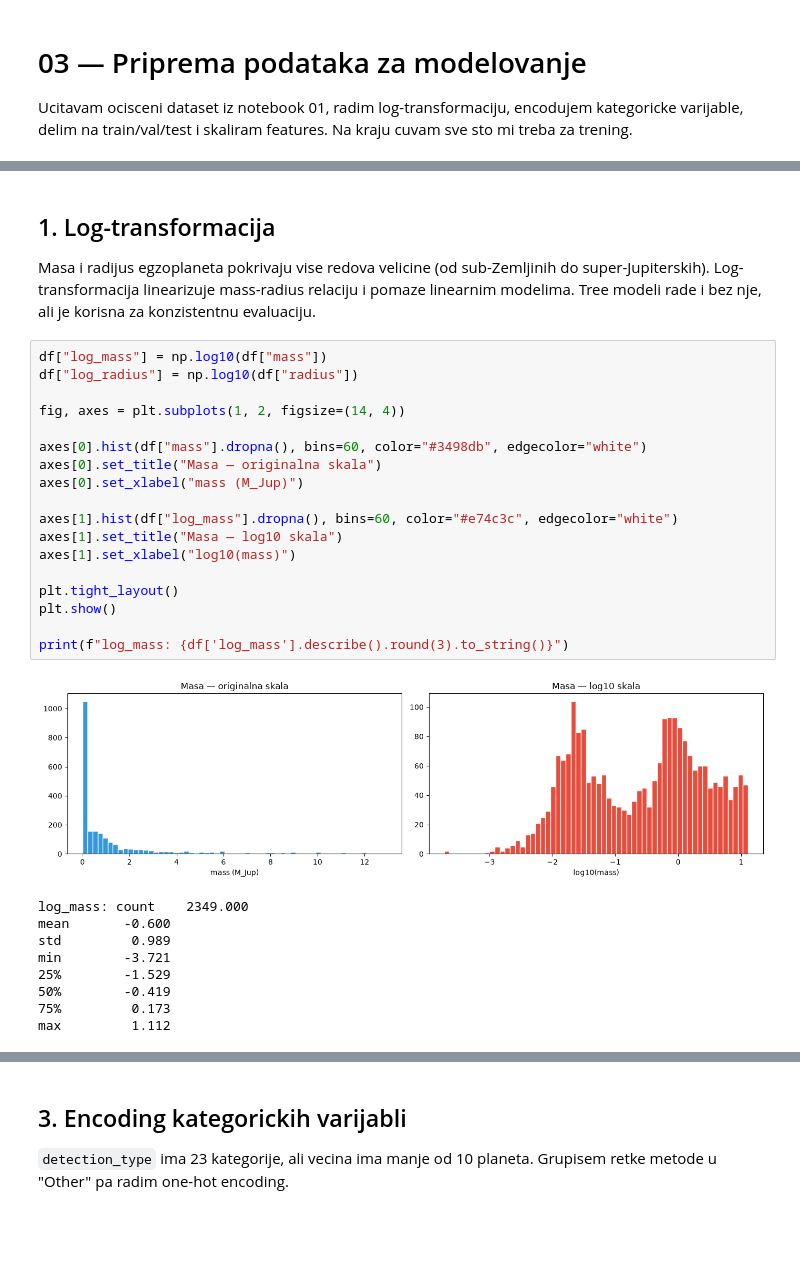
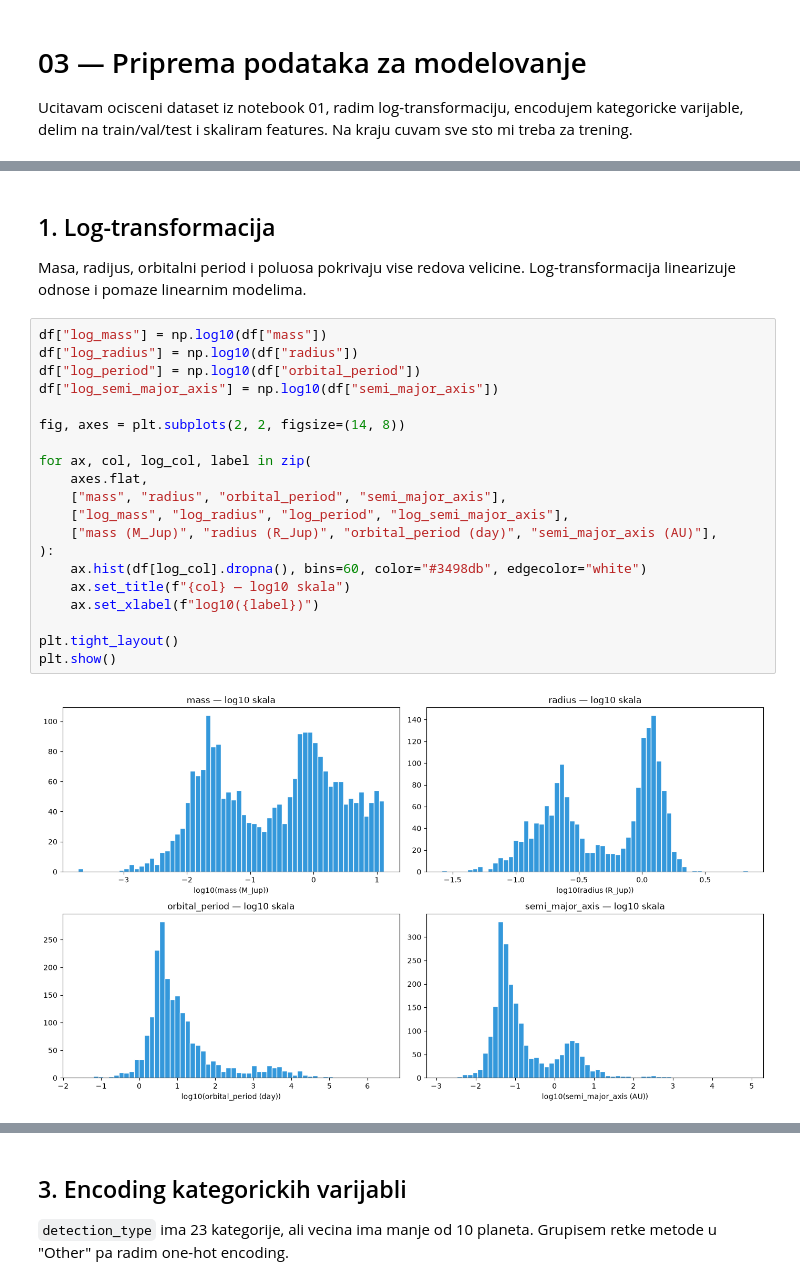
Before and after one commit to dobrosavljevicnenad/Exoplanet-ML, a Jupyter notebook: notebooks/03_data_preparation.ipynb, the cells around one changed output, grey strips where cells are left out. Drawn from its saved outputs; the diff is of its cells as text; blank space fills up the shorter version.

```diff
--- a/notebooks/03_data_preparation.ipynb
+++ b/notebooks/03_data_preparation.ipynb
@@ -21,33 +21,27 @@ Ucitano: 2349 redova × 12 kolona
 # %% [markdown]
 ## 1. Log-transformacija
 
-Masa i radijus egzoplaneta pokrivaju vise redova velicine (od sub-Zemljinih do super-Jupiterskih).
-Log-transformacija linearizuje mass-radius relaciju i pomaze linearnim modelima. Tree modeli rade i bez nje, ali je korisna za konzistentnu evaluaciju.
+Masa, radijus, orbitalni period i poluosa pokrivaju vise redova velicine.
+Log-transformacija linearizuje odnose i pomaze linearnim modelima.
 # %%
 df["log_mass"] = np.log10(df["mass"])
 df["log_radius"] = np.log10(df["radius"])
+df["log_period"] = np.log10(df["orbital_period"])
+df["log_semi_major_axis"] = np.log10(df["semi_major_axis"])
 
-fig, axes = plt.subplots(1, 2, figsize=(14, 4))
+fig, axes = plt.subplots(2, 2, figsize=(14, 8))
 
-axes[0].hist(df["mass"].dropna(), bins=60, color="#3498db", edgecolor="white")
-axes[0].set_title("Masa — originalna skala")
-axes[0].set_xlabel("mass (M_Jup)")
-
-axes[1].hist(df["log_mass"].dropna(), bins=60, color="#e74c3c", edgecolor="white")
-axes[1].set_title("Masa — log10 skala")
-axes[1].set_xlabel("log10(mass)")
+for ax, col, log_col, label in zip(
+    axes.flat,
+    ["mass", "radius", "orbital_period", "semi_major_axis"],
+    ["log_mass", "log_radius", "log_period", "log_semi_major_axis"],
+    ["mass (M_Jup)", "radius (R_Jup)", "orbital_period (day)", "semi_major_axis (AU)"],
+):
+    ax.hist(df[log_col].dropna(), bins=60, color="#3498db", edgecolor="white")
+    ax.set_title(f"{col} — log10 skala")
+    ax.set_xlabel(f"log10({label})")
 
 plt.tight_layout()
 plt.show()
-
-print(f"log_mass: {df['log_mass'].describe().round(3).to_string()}")
 # %% [output]
-[figure, old version]
+[figure, new version]
-log_mass: count    2349.000
-mean       -0.600
-std         0.989
-min        -3.721
-25%        -1.529
-50%        -0.419
-75%         0.173
-max         1.112
```
Also changed, not shown: parts of 9 cells of this notebook, 2 other files.
